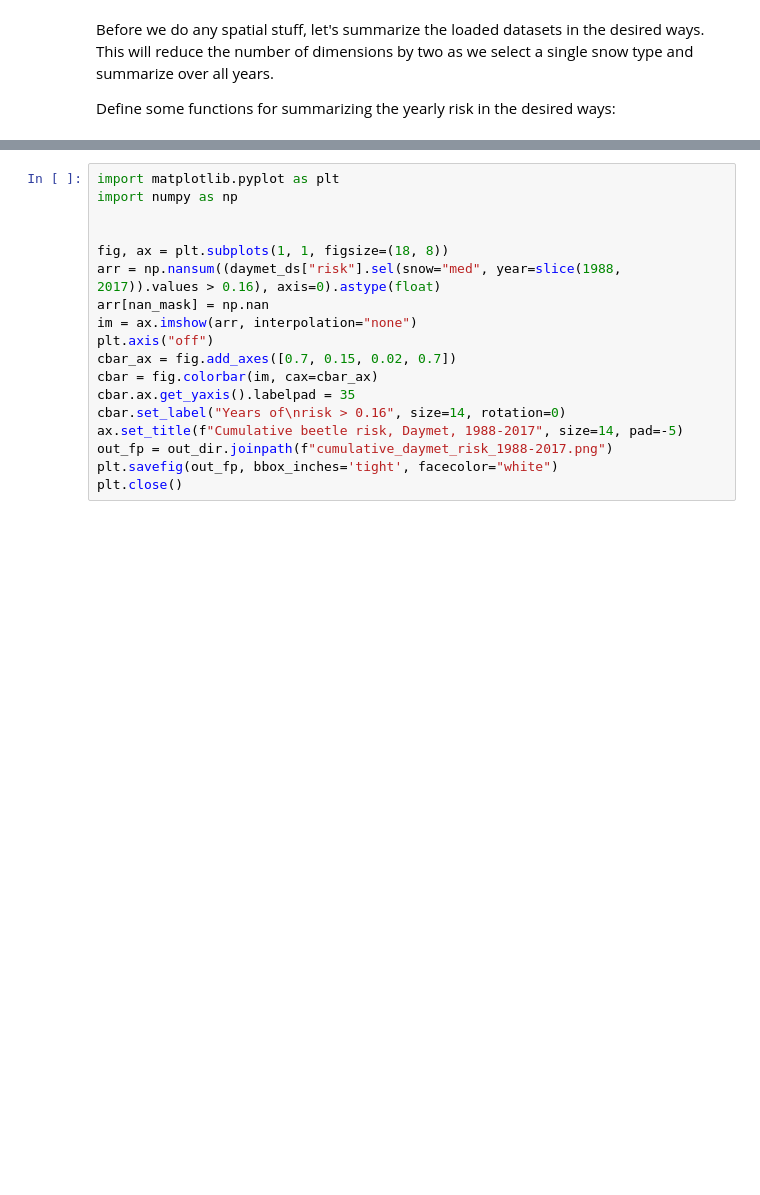
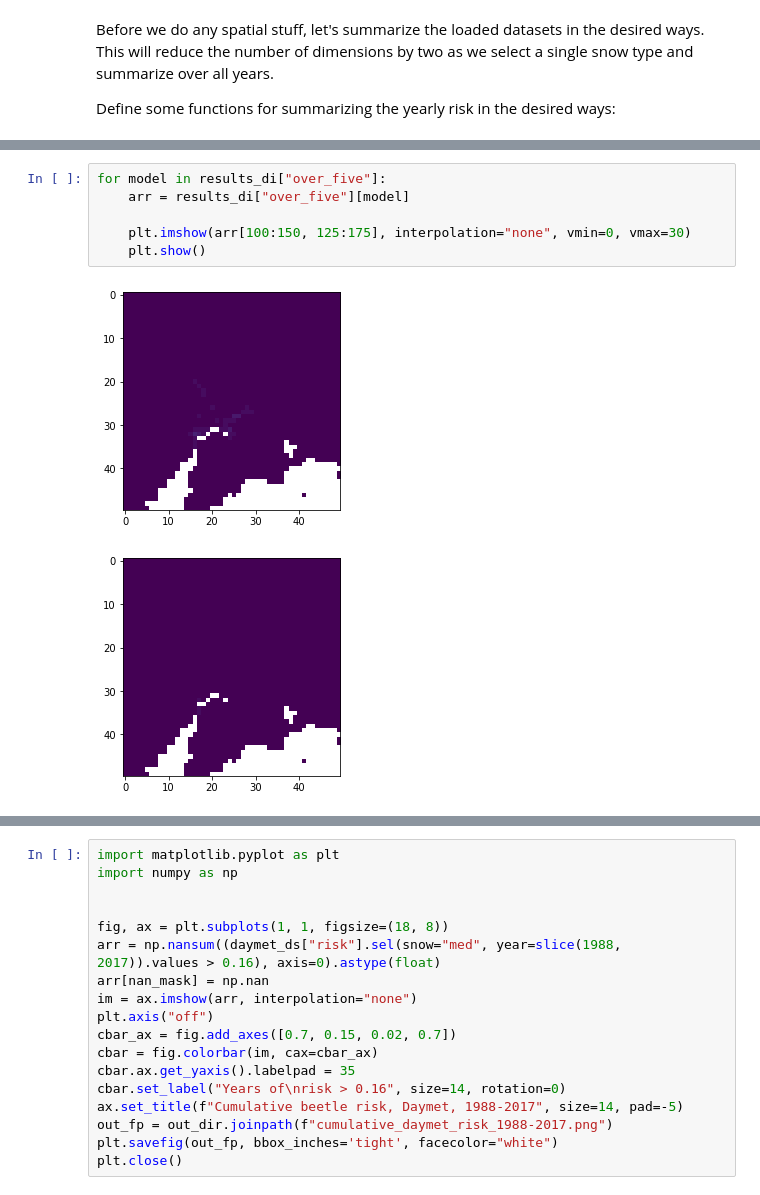
Before and after one commit to ua-snap/spruce-beetle-risk, a Jupyter notebook: eda.ipynb, the cells around one changed output, grey strips where cells are left out. Drawn from its saved outputs; the diff is of its cells as text; blank space fills up the shorter version.

```diff
--- a/eda.ipynb
+++ b/eda.ipynb
@@ -81,0 +100,9 @@ forest_fp = "/workspace/Shared/Tech_Projects/beetles/project_data/ak_forest_mask
+# %%
+for model in results_di["over_five"]:
+    arr = results_di["over_five"][model]
+
+    plt.imshow(arr[100:150, 125:175], interpolation="none", vmin=0, vmax=30)
+    plt.show()
+# %% [output]
+[figure, added]
+[figure, added]
```
Also changed, not shown: parts of 40 cells of this notebook.
